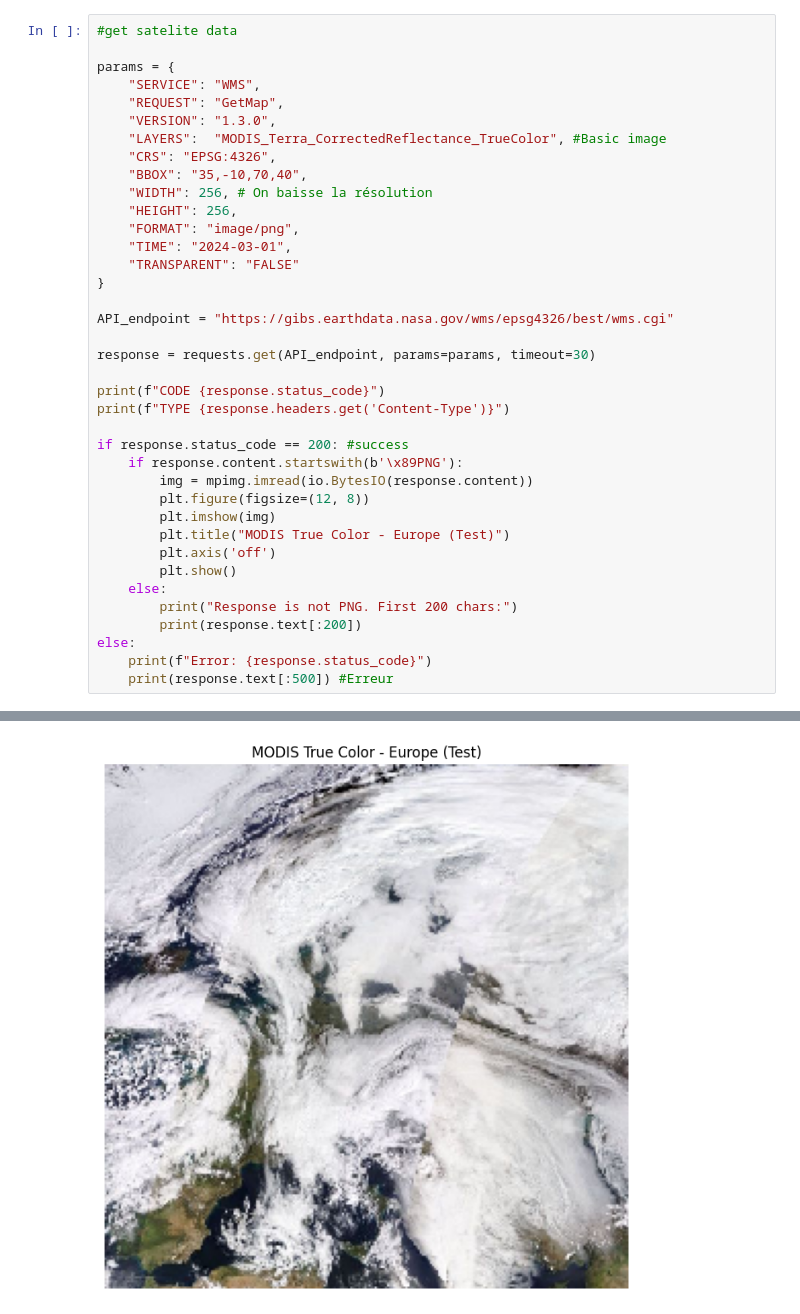
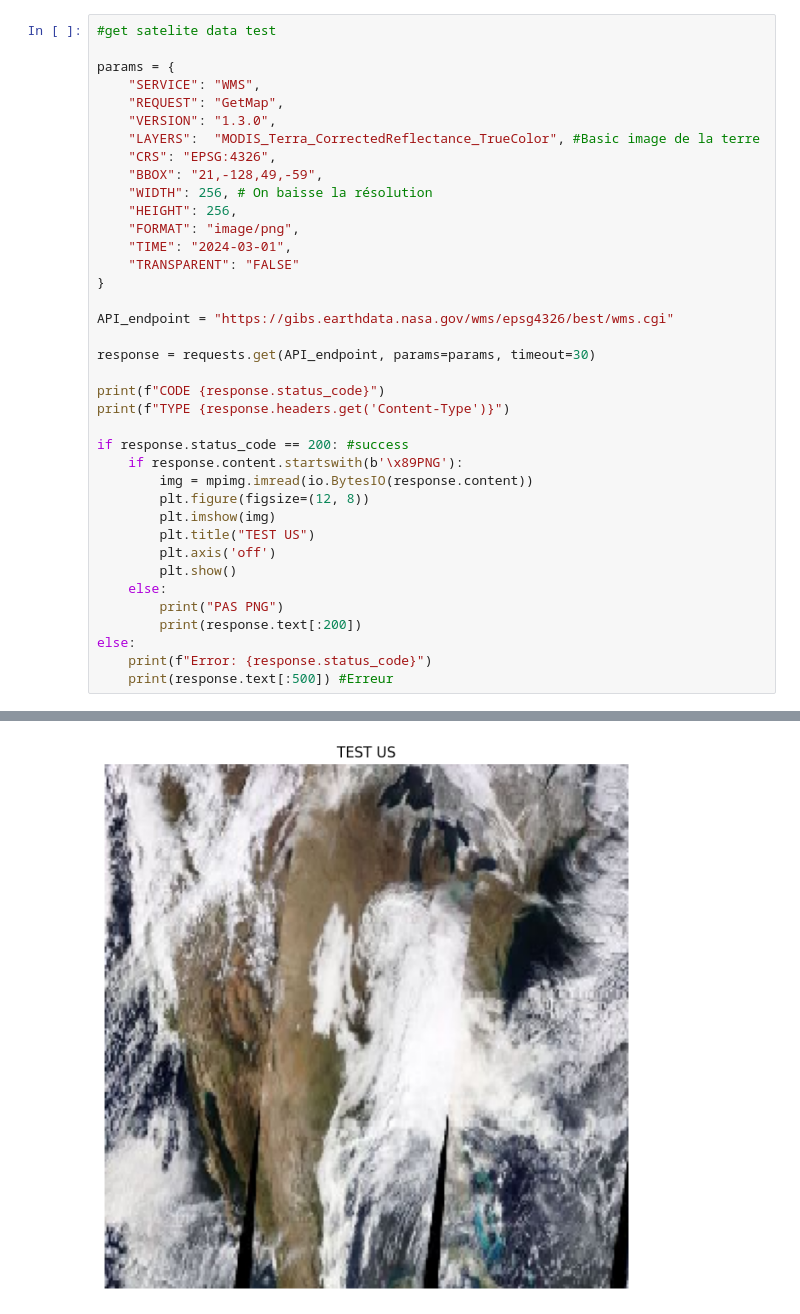
Before and after one commit to Cbrou-tini/IAE_Metz_2026_Empirical_Finance, a Jupyter notebook: Data/test_data.ipynb, the cells around one changed output, grey strips where cells are left out. Drawn from its saved outputs; the diff is of its cells as text.

Commit message:
Images et time series API test

```diff
--- a/Data/test_data.ipynb
+++ b/Data/test_data.ipynb
@@ -37,43 +42,43 @@ import io
 # %%
-#get satelite data
+#get satelite data test
 
 params = {
     "SERVICE": "WMS",
     "REQUEST": "GetMap",
     "VERSION": "1.3.0",
-    "LAYERS":  "MODIS_Terra_CorrectedReflectance_TrueColor", #Basic image
+    "LAYERS":  "MODIS_Terra_CorrectedReflectance_TrueColor", #Basic image de la terre
     "CRS": "EPSG:4326",
-    "BBOX": "35,-10,70,40",
+    "BBOX": "21,-128,49,-59",
     "WIDTH": 256, # On baisse la résolution
     "HEIGHT": 256,
     "FORMAT": "image/png",
     "TIME": "2024-03-01",
     "TRANSPARENT": "FALSE"
 }
 
 API_endpoint = "https://gibs.earthdata.nasa.gov/wms/epsg4326/best/wms.cgi"
 
 response = requests.get(API_endpoint, params=params, timeout=30)
 
 print(f"CODE {response.status_code}")
 print(f"TYPE {response.headers.get('Content-Type')}")
 
 if response.status_code == 200: #success
     if response.content.startswith(b'\x89PNG'):
         img = mpimg.imread(io.BytesIO(response.content))
         plt.figure(figsize=(12, 8))
         plt.imshow(img)
-        plt.title("MODIS True Color - Europe (Test)")
+        plt.title("TEST US")
         plt.axis('off')
         plt.show()
     else:
-        print("Response is not PNG. First 200 chars:")
+        print("PAS PNG")
         print(response.text[:200])
 else:
     print(f"Error: {response.status_code}")
     print(response.text[:500]) #Erreur
 # %% [output]
 CODE 200
 TYPE image/png
-[figure, old version]
+[figure, new version]
 # %%
```
Also changed, not shown: parts of 6 cells of this notebook.
